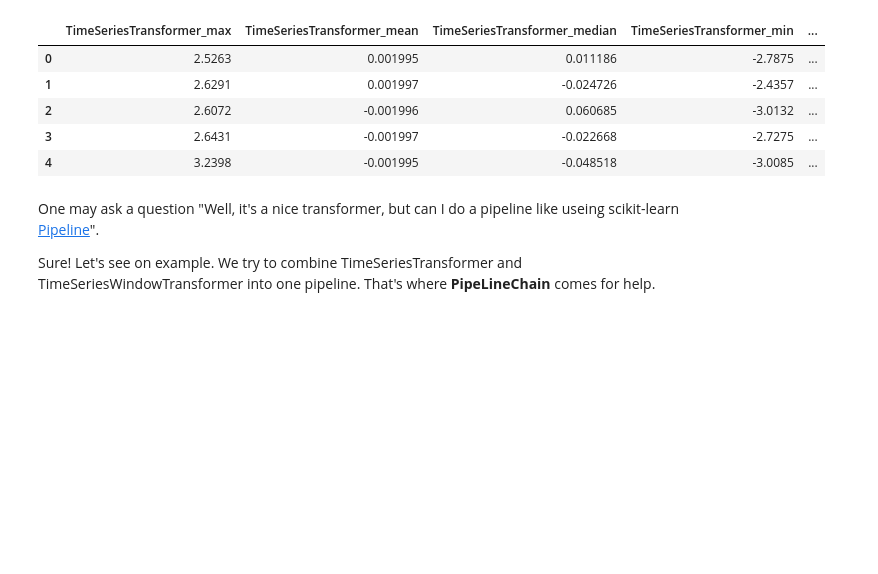
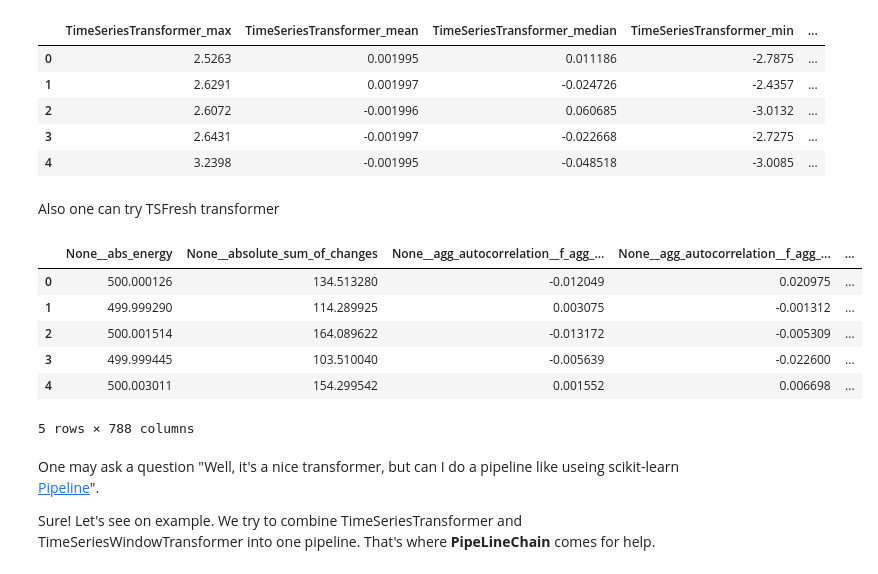
Before and after one commit to alan-turing-institute/xpandas, a Jupyter notebook: examples/Example Usage.ipynb, the cells around one changed output. Cells and saved outputs as stored; diff of their text form; code cells hidden in the pictures; blank space fills up the shorter version.

Commit message:
TsFreshSeriesTransformer example

```diff
--- a/examples/Example Usage.ipynb
+++ b/examples/Example Usage.ipynb
@@ -169,3 +169,5 @@ transformed_series.head()
 | 2 | 2.6072 | -0.001996 | 0.060685 | -3.0132 | ... |
 | 3 | 2.6431 | -0.001997 | -0.022668 | -2.7275 | ... |
 | 4 | 3.2398 | -0.001995 | -0.048518 | -3.0085 | ... |
+# %% [markdown]
+Also one can try TSFresh transformer
@@ -172,3 +176,17 @@ transformed_series.head()
+# %%
+tr = TsFreshSeriesTransformer()
+tr.fit(X.head())
+transformed_series = tr.transform(X.head())
+# %%
+transformed_series
+# %% [output]
+|  | None__abs_energy | None__absolute_sum_of_changes | None__agg_autocorrelation__f_agg_... | None__agg_autocorrelation__f_agg_... | ... |
+| 0 | 500.000126 | 134.513280 | -0.012049 | 0.020975 | ... |
+| 1 | 499.999290 | 114.289925 | 0.003075 | -0.001312 | ... |
+| 2 | 500.001514 | 164.089622 | -0.013172 | -0.005309 | ... |
+| 3 | 499.999445 | 103.510040 | -0.005639 | -0.022600 | ... |
+| 4 | 500.003011 | 154.299542 | 0.001552 | 0.006698 | ... |
+5 rows × 788 columns
 # %% [markdown]
 One may ask a question "Well, it's a nice transformer, but can I do a pipeline like useing scikit-learn [Pipeline](http://scikit-learn.org/stable/modules/generated/sklearn.pipeline.Pipeline.html)".
 
```
Also changed, not shown: parts of 1 cell of this notebook, 1 other file.
